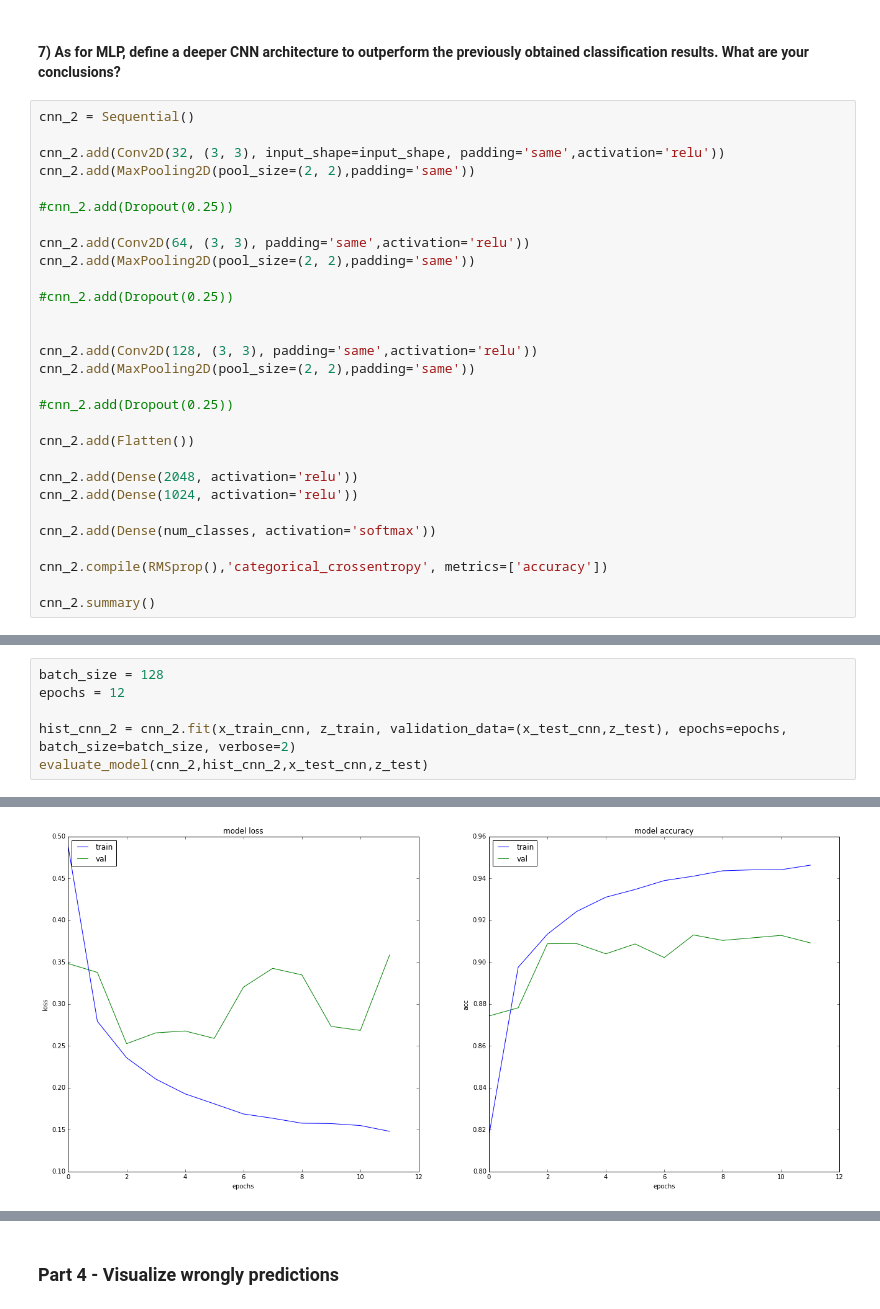
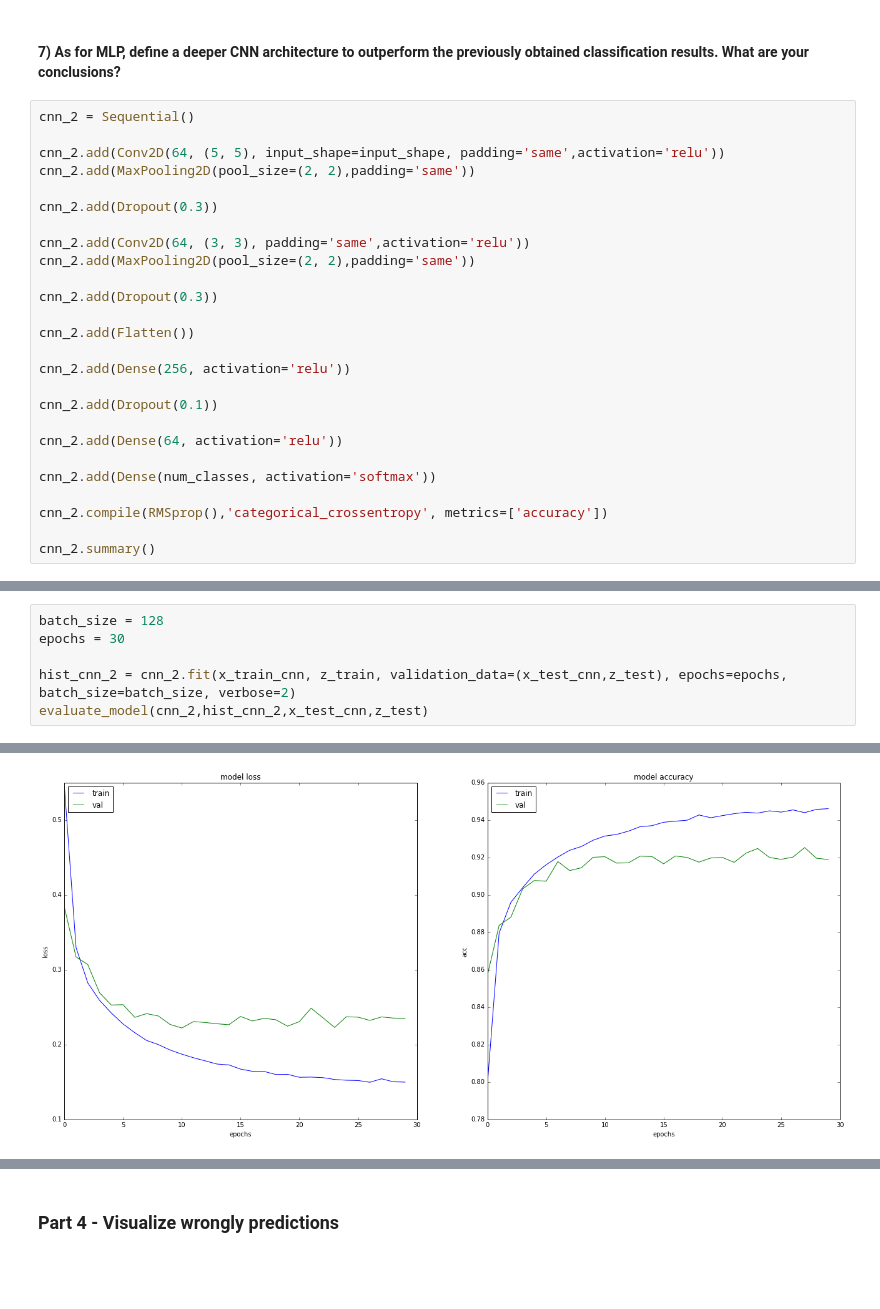
Before and after one commit to Kornflex28/deep502, a Jupyter notebook: LabSession5-CNN_Fashion-MNIST-student.ipynb, the cells around one changed output, grey strips where cells are left out. Drawn from its saved outputs; the diff is of its cells as text; blank space fills up the shorter version.

```diff
--- a/LabSession5-CNN_Fashion-MNIST-student.ipynb
+++ b/LabSession5-CNN_Fashion-MNIST-student.ipynb
@@ -314,26 +310,23 @@ Comments: #todo
 # %%
 cnn_2 = Sequential()
 
-cnn_2.add(Conv2D(32, (3, 3), input_shape=input_shape, padding='same',activation='relu'))
+cnn_2.add(Conv2D(64, (5, 5), input_shape=input_shape, padding='same',activation='relu'))
 cnn_2.add(MaxPooling2D(pool_size=(2, 2),padding='same'))
 
-#cnn_2.add(Dropout(0.25))
+cnn_2.add(Dropout(0.3))
 
 cnn_2.add(Conv2D(64, (3, 3), padding='same',activation='relu'))
 cnn_2.add(MaxPooling2D(pool_size=(2, 2),padding='same'))
 
-#cnn_2.add(Dropout(0.25))
-
-
-cnn_2.add(Conv2D(128, (3, 3), padding='same',activation='relu'))
-cnn_2.add(MaxPooling2D(pool_size=(2, 2),padding='same'))
-
-#cnn_2.add(Dropout(0.25))
+cnn_2.add(Dropout(0.3))
 
 cnn_2.add(Flatten())
 
-cnn_2.add(Dense(2048, activation='relu'))
-cnn_2.add(Dense(1024, activation='relu'))
+cnn_2.add(Dense(256, activation='relu'))
+
+cnn_2.add(Dropout(0.1))
+
+cnn_2.add(Dense(64, activation='relu'))
 
 cnn_2.add(Dense(num_classes, activation='softmax'))
 
@@ -360,7 +353,7 @@ Non-trainable params: 0
 _________________________________________________________________
 # %%
 batch_size = 128
-epochs = 12
+epochs = 30
 
 hist_cnn_2 = cnn_2.fit(x_train_cnn, z_train, validation_data=(x_test_cnn,z_test), epochs=epochs, batch_size=batch_size, verbose=2)
 evaluate_model(cnn_2,hist_cnn_2,x_test_cnn,z_test)
@@ -384,2 +377,2 @@ Epoch 12/12
 ['acc', 'loss', 'val_acc', 'val_loss']
-[figure, old version]
+[figure, new version]
```
Also changed, not shown: parts of 27 cells of this notebook.
